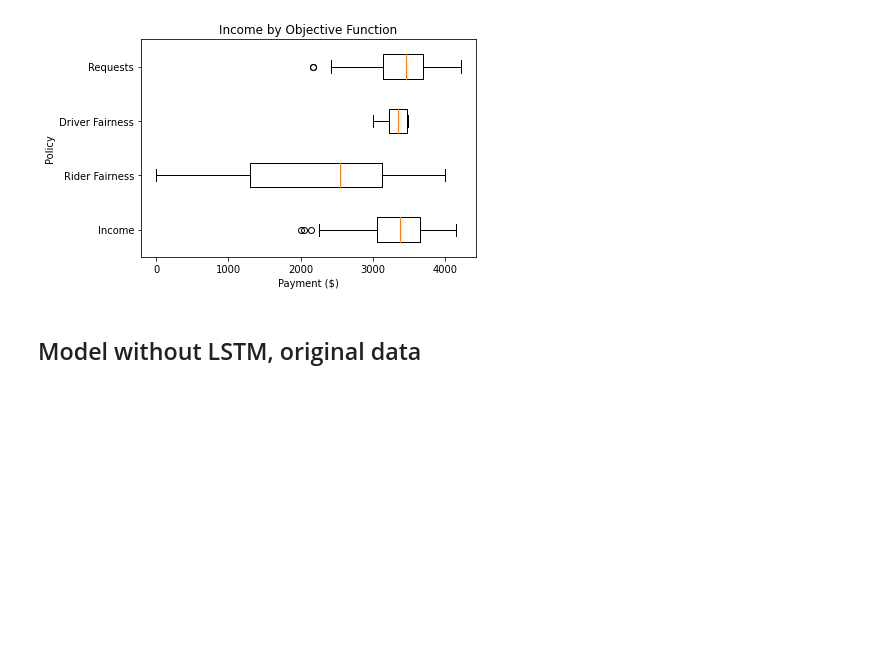
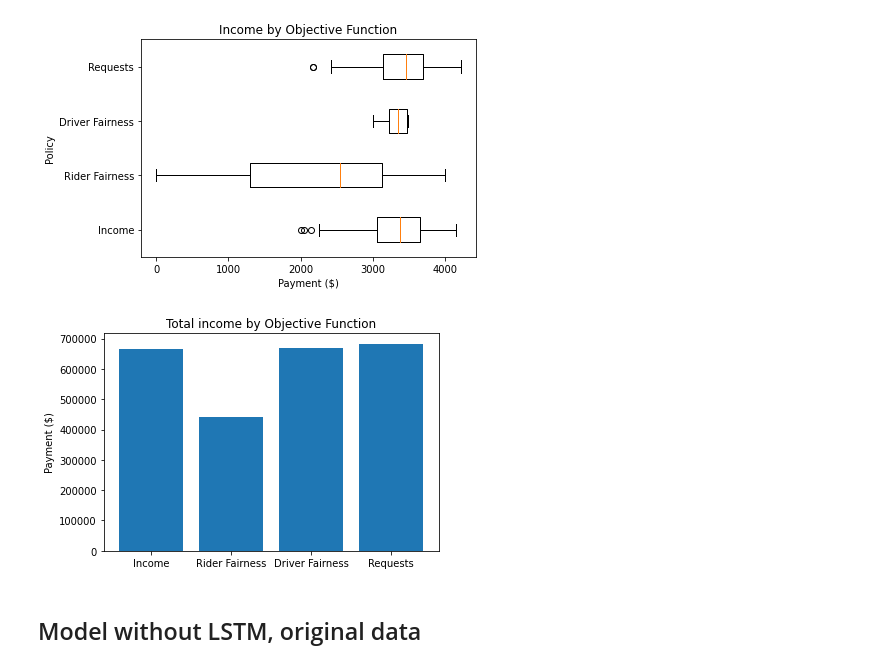
Before and after one commit to Veranep/fact-ai-group-25, a Jupyter notebook: generate_plots.ipynb, the cells around one changed output. Drawn from its saved outputs; the diff is of its cells as text; code cells hidden in the pictures; blank space fills up the shorter version.

```diff
--- a/generate_plots.ipynb
+++ b/generate_plots.ipynb
@@ -122,6 +137,10 @@ get_income_dist_plot([income_lstm_50, rider_lstm_50, driver_lstm_50, requests_ls
 get_income_dist_plot([income_lstm_200, rider_lstm_200, driver_lstm_200, requests_lstm_200], ["Income", "Rider Fairness", "Driver Fairness", "Requests"], 200)
 # %% [output]
 [figure]
+# %%
+get_total_income_bar_plot([income_lstm_200, rider_lstm_200, driver_lstm_200, requests_lstm_200], ["Income", "Rider Fairness", "Driver Fairness", "Requests"])
+# %% [output]
+[figure, added]
 # %% [markdown]
 ## Model without LSTM, original data
 # %%
```
Also changed, not shown: parts of 4 cells of this notebook.
